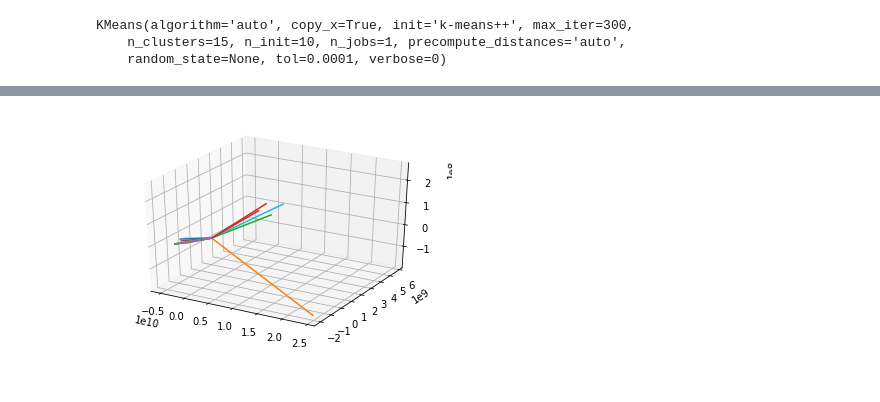
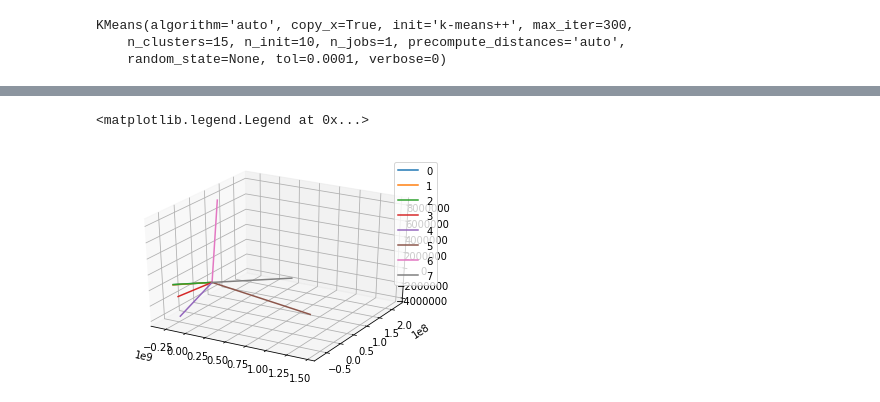
Before and after one commit to willprice221/ethereum_clustering, a Jupyter notebook: kmeans.ipynb, the cells around one changed output, grey strips where cells are left out. Saved outputs shown, nothing was run; the diff lists cells and outputs as text; code cells hidden in the pictures.

```diff
--- a/kmeans.ipynb
+++ b/kmeans.ipynb
@@ -218,4 +218,4 @@ df_summary = pd.DataFrame(centroids, columns = data.columns)
 cluster_sizes = pd.Series(cl.labels_).value_counts()
 df_summary['cluster_size'] = cluster_sizes
 # %%
-df_summary.sort_values('cluster_size', axis=0)
+df_summary.sort_values('cluster_size', ascending=False, axis=0, inplace=True)
@@ -272,16 +258,18 @@ for col in df_summary.columns:
 # %%
 p = PCA(n_components=3)
 # %%
-vectors = p.fit_transform(arr)
+vectors = p.fit_transform(arr[:8,:])
 # %%
-z = np.zeros(15)
+
 xs = vectors[:,0]
 ys = vectors[:,1]
 zs = vectors[:,2]
 # %%
 fig = plt.figure()
 ax = fig.add_subplot(111, projection='3d')
-for x,y,z in zip(xs,ys,zs):
-    ax.plot([0,x], [0,y],[0,z])
+for i,(x,y,z) in enumerate(zip(xs,ys,zs)):
+    ax.plot([0,x], [0,y],[0,z], label=i)
+plt.legend()
 # %% [output]
+<matplotlib.legend.Legend at 0x...>
-[figure, old version]
+[figure, new version]
```
Also changed, not shown: parts of 16 cells of this notebook.
